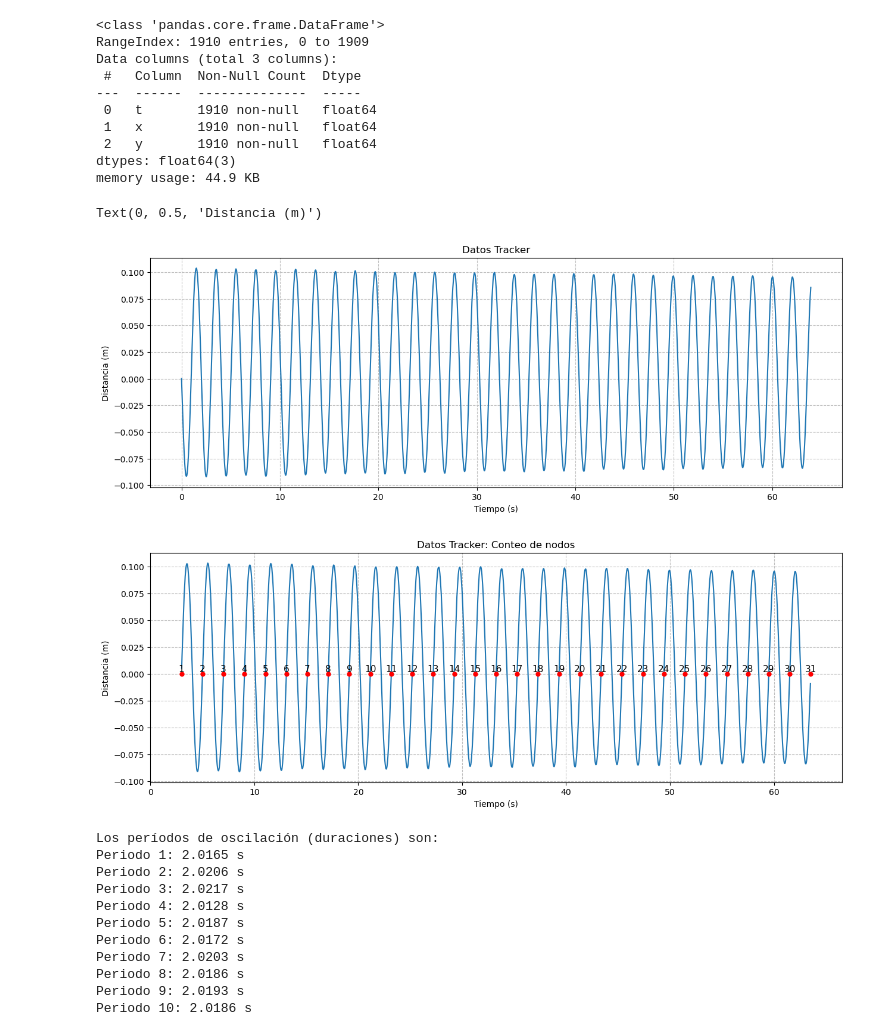
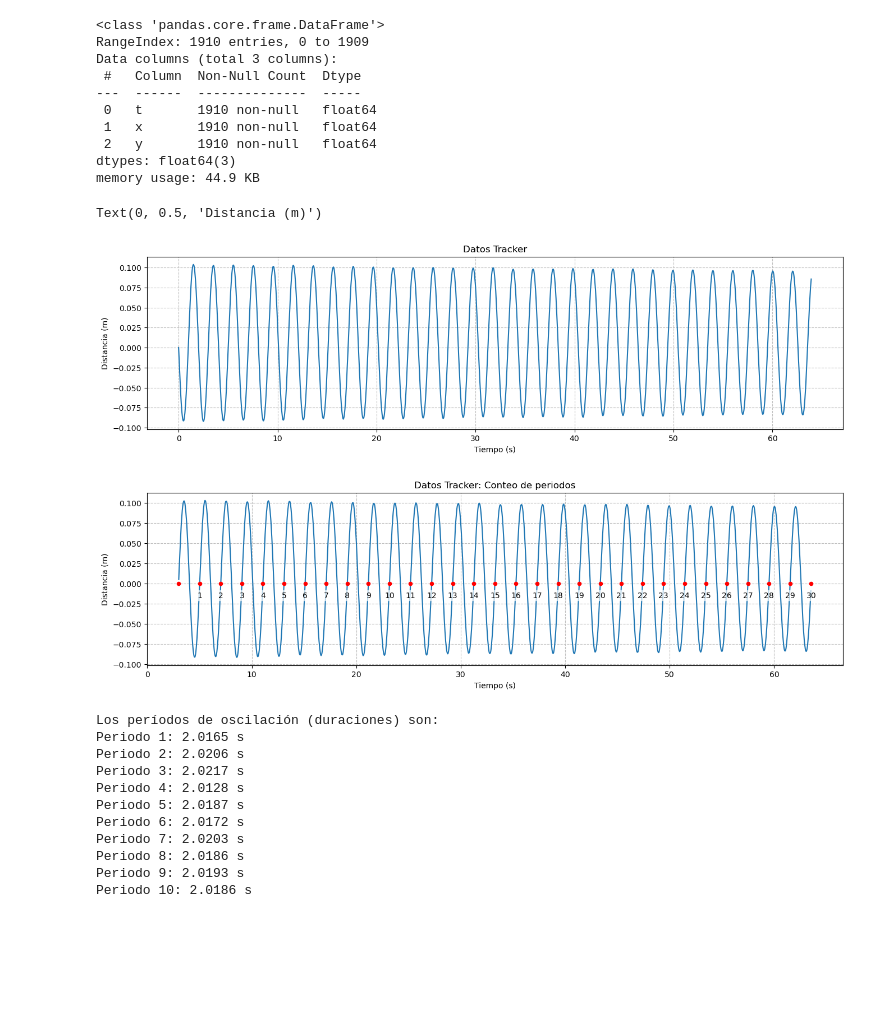
Before and after one commit to Pelka/physics_projects, a Jupyter notebook: practica_3/lab_3.ipynb, the cells around one changed output. Drawn from its saved outputs; the diff is of its cells as text; code cells hidden in the pictures; blank space fills up the shorter version.

```diff
--- a/practica_3/lab_3.ipynb
+++ b/practica_3/lab_3.ipynb
@@ -31,16 +32,16 @@ Data columns (total 3 columns):
 dtypes: float64(3)
 memory usage: 44.9 KB
 # %%
-plt.figure(figsize=(15, 5))
+plt.figure(figsize=(16, 4))
 plt.plot(df_tracker['t'], df_tracker['x'])
 
 plt.title("Datos Tracker")
 plt.grid(True, color='silver', linestyle='--', linewidth=0.8)
 plt.xlabel("Tiempo (s)")
 plt.ylabel("Distancia (m)")
 # %% [output]
 Text(0, 0.5, 'Distancia (m)')
-[figure, old version]
+[figure, new version]
 # %%
 # Cargar el DataFrame, omitiendo la columna vacía
 df_tracker = pd.read_csv("data/tracker.csv", usecols=['t', 'x', 'y'])
@@ -93,20 +94,27 @@ df_reduced = df_tracker[(df_tracker['t'] >= t_interval_start) & (df_tracker['t']
 zc_in_interval = zero_crossings[(zero_crossings >= t_interval_start) & (zero_crossings <= t_interval_end)]
 # %%
 # Graficar la señal en el intervalo reducido y marcar (con numeración) los cruces por 0
-plt.figure(figsize=(15, 5))
+plt.figure(figsize=(16, 4))
 plt.plot(df_reduced['t'], df_reduced['x'])
 
 for i, tzc in enumerate(zc_in_interval):
-    plt.plot(tzc, 0, 'ro', markersize=5)
-    plt.text(tzc, 0, f'{i+1}', fontsize=11,  ha='center', va='bottom')
+    plt.plot(tzc, 0, 'ro', markersize=4.5)
+    if i > 0:
+        plt.text(
+            tzc, 0 - 0.01, f'{i}',
+            fontsize=10,
+            ha='center',
+            va='top',
+            bbox=dict(facecolor='white', alpha=0.7, boxstyle='round,pad=0.2', edgecolor='none')
+        )
 
-plt.title("Datos Tracker: Conteo de nodos")
+plt.title("Datos Tracker: Conteo de periodos")
 plt.grid(True, color='silver', linestyle='--', linewidth=0.8)
 plt.xlabel("Tiempo (s)")
 plt.ylabel("Distancia (m)")
 plt.show()
 # %% [output]
-[figure, old version]
+[figure, new version]
 # %%
 periods = np.diff(zc_in_interval)
 
```
Also changed, not shown: parts of 13 cells of this notebook, 7 other files.
